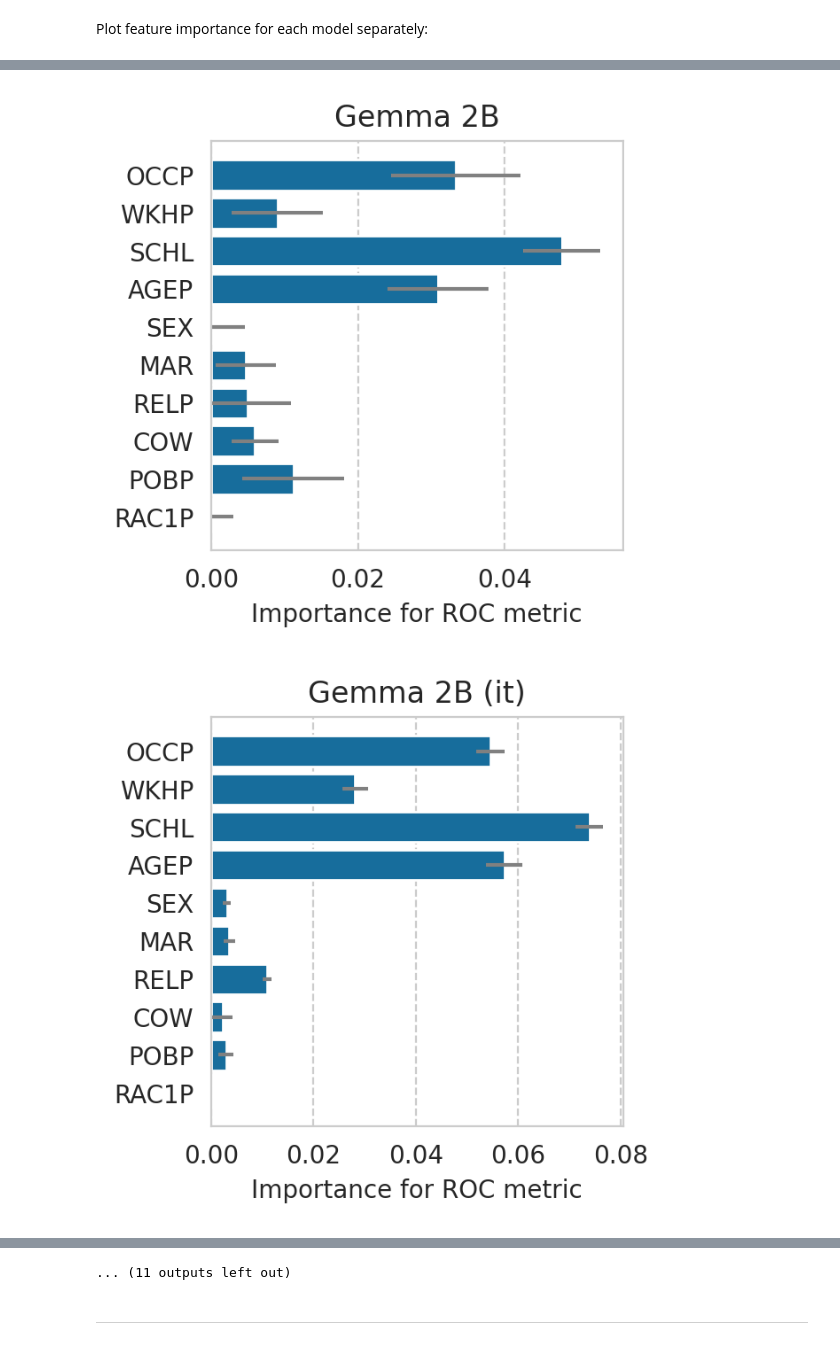
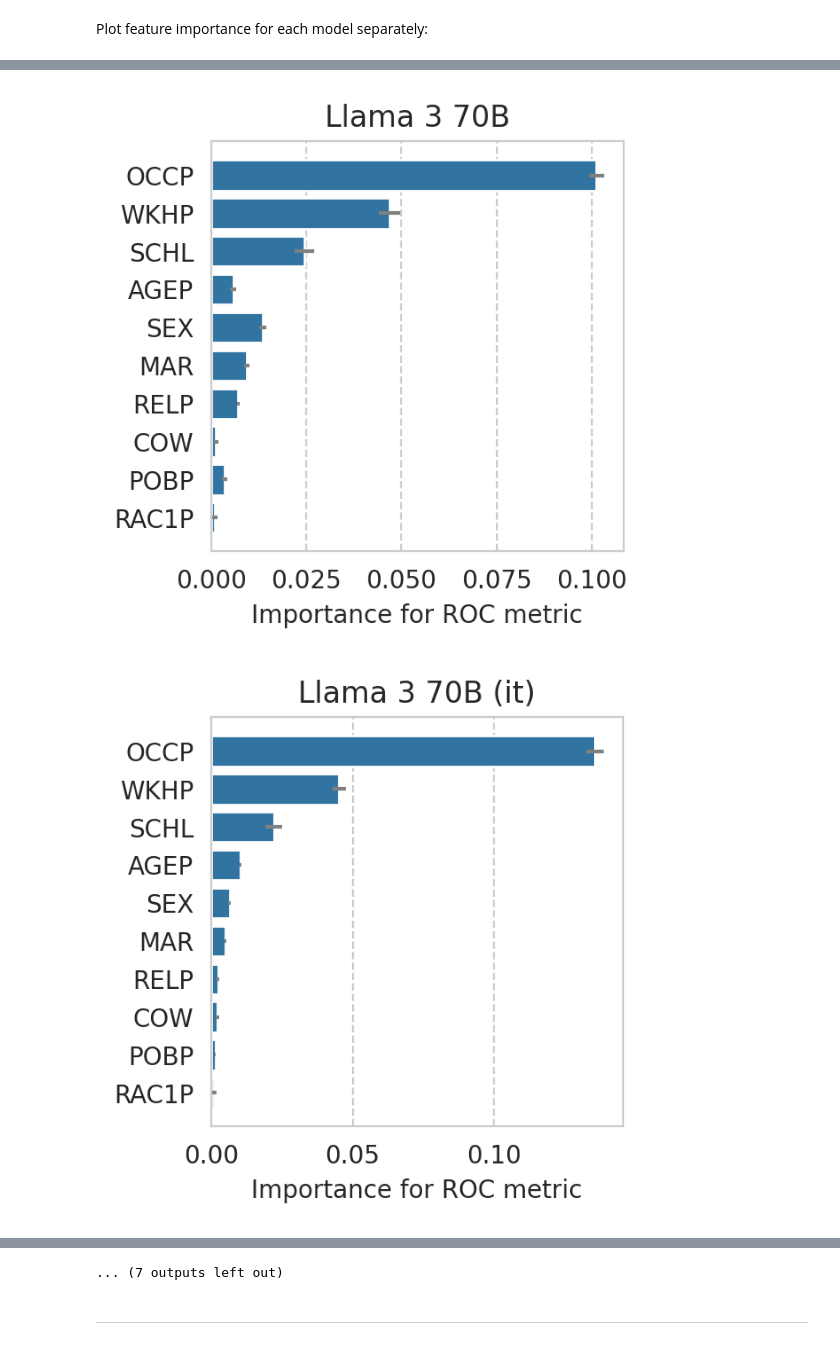
Before and after one commit to socialfoundations/folktexts, a Jupyter notebook: notebooks/parse-feature-importance-results.ipynb, the cells around one changed output, grey strips where cells are left out. Cells and saved outputs as stored; diff of their text form; code cells hidden in the pictures.

```diff
--- a/notebooks/parse-feature-importance-results.ipynb
+++ b/notebooks/parse-feature-importance-results.ipynb
@@ -57,6 +57,9 @@ llms_df = pd.DataFrame(results["ACSIncome"].values(), results["ACSIncome"].keys(
 print(f"{llms_df.shape=}")
 # %% [output]
 llms_df.shape=(20, 20)
+# %%
+# Currently discarding Gemma 2 results as some extra analysis is needed:
+llms_df = llms_df[["gemma-2-" not in id_.lower() for id_ in llms_df.index]]
 # %%
 from utils import prettify_model_name
 
@@ -168,7 +171,10 @@ from matplotlib import pyplot as plt
 import seaborn as sns
 sns.set_style("whitegrid", rc={"grid.linestyle": "--"})
 plt.rc("figure", figsize=(4.5, 3.5), dpi=200)
-palette = sns.color_palette("colorblind")
-sns.set_palette("colorblind")
+
+palette_name = "tab10"
+# palette_name = "colorblind"
+palette = sns.color_palette(palette_name)
+sns.set_palette(palette_name)
 palette
 # %% [output]
@@ -242,7 +248,7 @@ def plot_feat_imp_subplots(df):
         barplot_feat_imp(
             row[cols_order], stdev_values=row[std_cols_order],
             ax=ax,
-            color=palette[0] if m not in baselines else palette[1],
+            color=palette[0] if m not in baselines else palette[2],
         )
 
         ax.set_title(row["model_name"])
@@ -266,7 +272,8 @@ save_fig(fig, "all-feat-imps")
 # %%
 from folktexts.llm_utils import get_model_size_B
 large_models_filter = np.array([(get_model_size_B(m, default=-1) >= 40) for m in df.index])
-baselines_filter = np.array([(m in baselines) for m in df.index])
+# baselines_filter = np.array([(m in baselines) for m in df.index])
+baselines_filter = np.array([(m == "XGBoost") for m in df.index])
 # %% [output]
 ERROR:root:Could not infer model size from name 'GBM'
 ERROR:root:Could not infer model size from name 'LR'
@@ -302,7 +309,7 @@ for idx, row in df.iterrows():
 
     barplot_feat_imp(
         row[cols_order], row[std_cols_order], ax=ax,
-        color=palette[0] if row["model_name"] not in baselines else palette[1],
+        color=palette[0] if row["model_name"] not in baselines else palette[2],
     )
     ax.set_title(row["model_name"])
 
@@ -319,2 +326,2 @@ for idx, row in df.iterrows():
-[figure, old version]
+[figure, new version]
-[figure, old version]
+[figure, new version]
@@ -327,3 +334,3 @@ for idx, row in df.iterrows():
-... (11 outputs left out)
+... (7 outputs left out)
 # %% [markdown]
 ---
```
Also changed, not shown: parts of 9 cells of this notebook, 2 other files.
